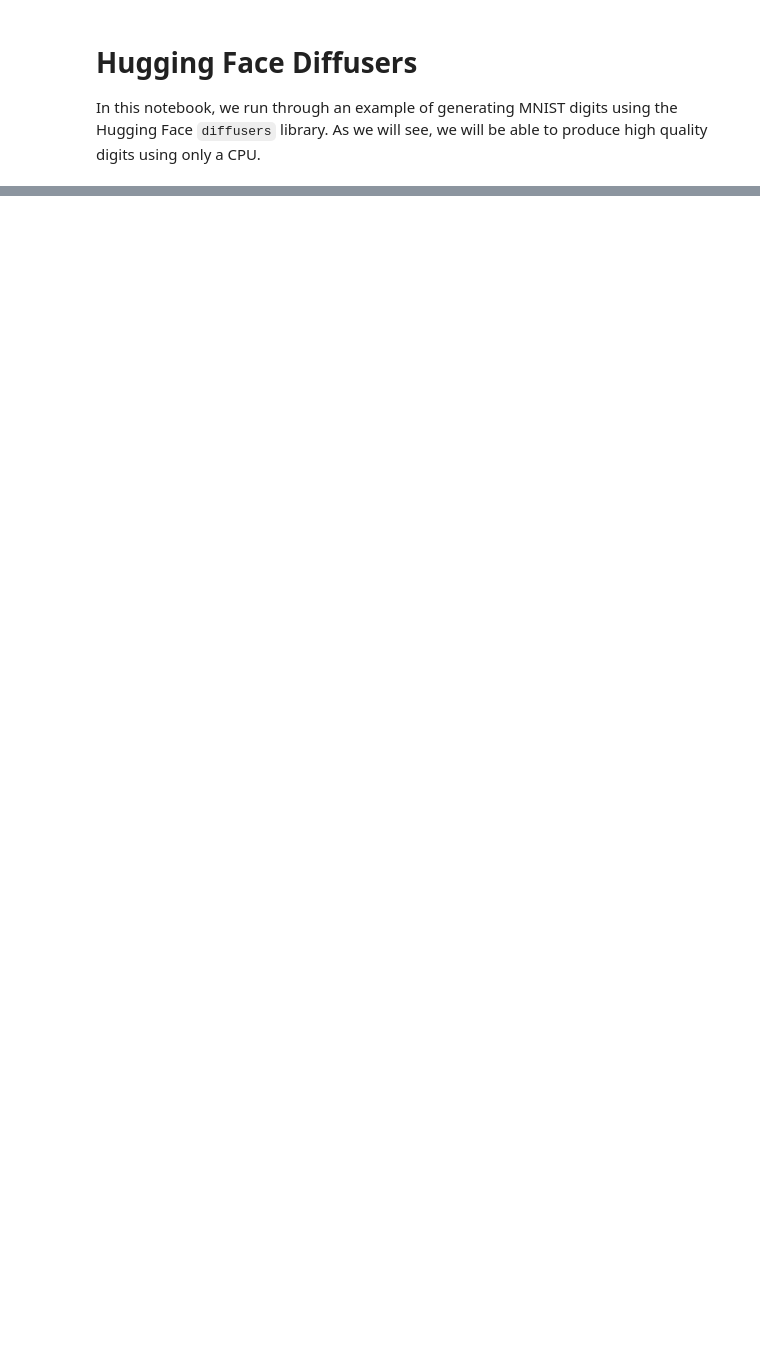
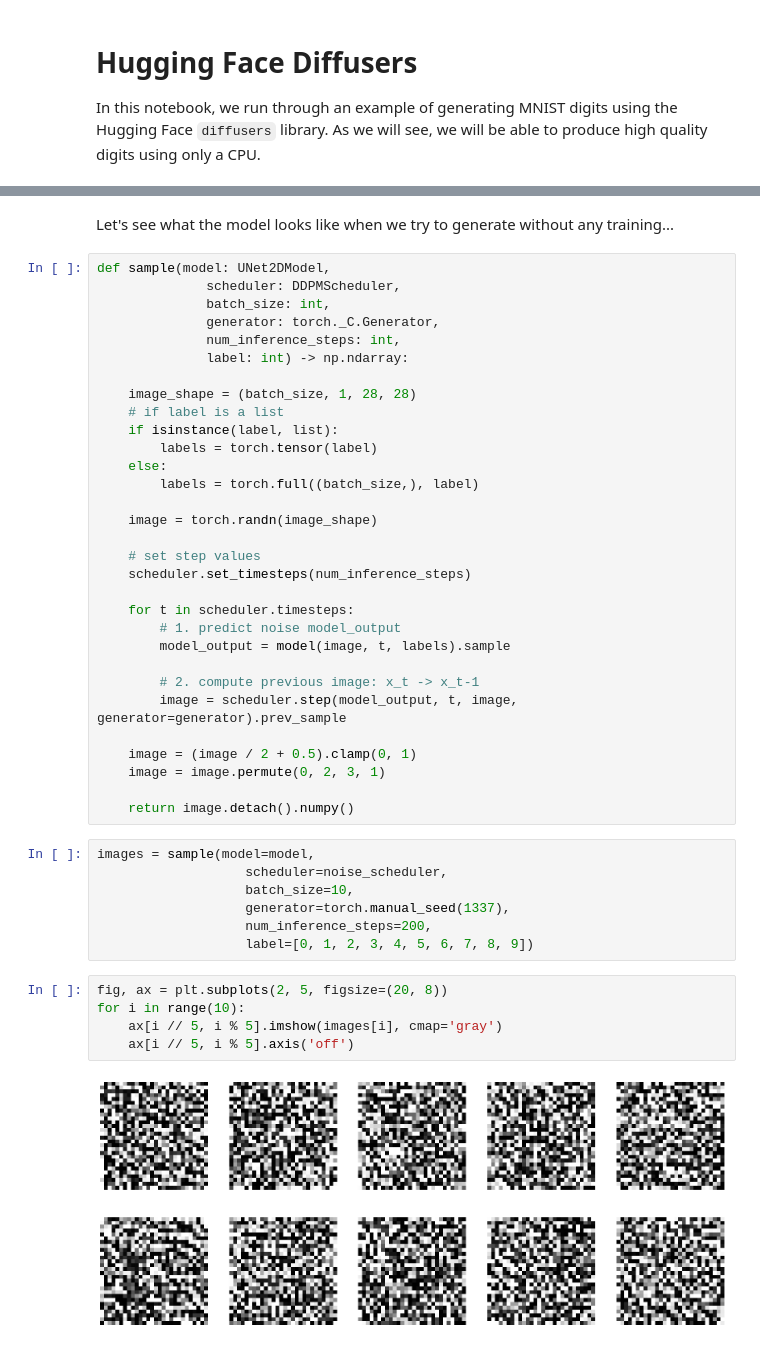
Before and after one commit to acceleratescience/diffusion-models, a Jupyter notebook: diffusion-models/notebooks/hf_diffusers.ipynb, the cells around one changed output, grey strips where cells are left out. Drawn from its saved outputs; the diff is of its cells as text; blank space fills up the shorter version.

```diff
--- a/diffusion-models/notebooks/hf_diffusers.ipynb
+++ b/diffusion-models/notebooks/hf_diffusers.ipynb
@@ -74,0 +96,47 @@ noise_scheduler = DDPMScheduler(num_train_timesteps=200)
+# %% [markdown]
+Let's see what the model looks like when we try to generate without any training...
+# %%
+def sample(model: UNet2DModel,
+              scheduler: DDPMScheduler,
+              batch_size: int,
+              generator: torch._C.Generator,
+              num_inference_steps: int,
+              label: int) -> np.ndarray:
+
+    image_shape = (batch_size, 1, 28, 28)
+    # if label is a list
+    if isinstance(label, list):
+        labels = torch.tensor(label)
+    else:
+        labels = torch.full((batch_size,), label)
+
+    image = torch.randn(image_shape)
+
+    # set step values
+    scheduler.set_timesteps(num_inference_steps)
+
+    for t in scheduler.timesteps:
+        # 1. predict noise model_output
+        model_output = model(image, t, labels).sample
+
+        # 2. compute previous image: x_t -> x_t-1
+        image = scheduler.step(model_output, t, image, generator=generator).prev_sample
+
+    image = (image / 2 + 0.5).clamp(0, 1)
+    image = image.permute(0, 2, 3, 1)
+
+    return image.detach().numpy()
+# %%
+images = sample(model=model,
+                   scheduler=noise_scheduler,
+                   batch_size=10,
+                   generator=torch.manual_seed(1337),
+                   num_inference_steps=200,
+                   label=[0, 1, 2, 3, 4, 5, 6, 7, 8, 9])
+# %%
+fig, ax = plt.subplots(2, 5, figsize=(20, 8))
+for i in range(10):
+    ax[i // 5, i % 5].imshow(images[i], cmap='gray')
+    ax[i // 5, i % 5].axis('off')
+# %% [output]
+[figure, added]
```
Also changed, not shown: parts of 27 cells of this notebook, 5 other files.
